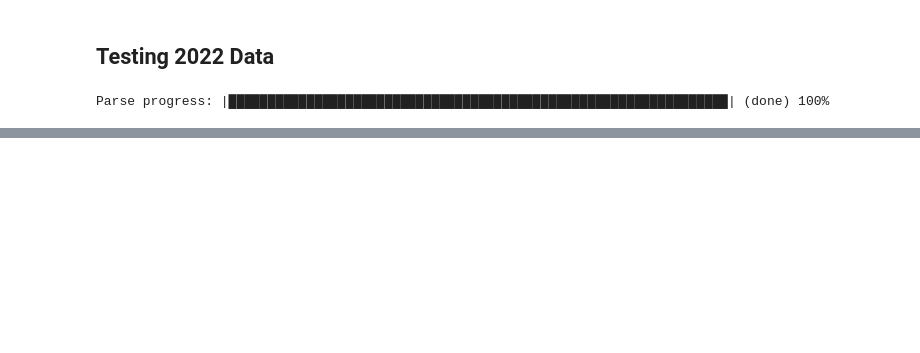
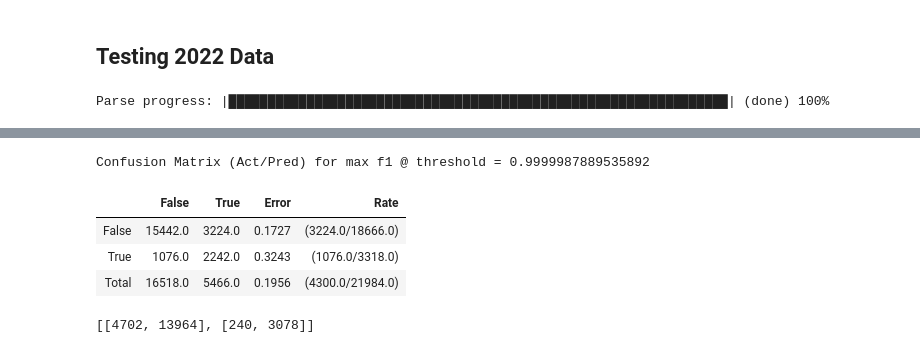
Before and after one commit to davinun99/tesis-model, a Jupyter notebook: Training/TrainingBalanced.ipynb, the cells around one changed output, grey strips where cells are left out. Saved outputs shown, nothing was run; the diff lists cells and outputs as text; code cells hidden in the pictures; blank space fills up the shorter version.

```diff
--- a/Training/TrainingBalanced.ipynb
+++ b/Training/TrainingBalanced.ipynb
@@ -131,0 +156,13 @@ StackedEnsemble_BestOfFamily_1_AutoML_8_20230801_04034 0.554249547920434
+# %%
+best_model = h2o.get_model('DeepLearning_grid_1_AutoML_2_20230803_00151_model_3')
+best_model.model_performance(test_2022).confusion_matrix()
+# %% [output]
+Confusion Matrix (Act/Pred) for max f1 @ threshold = 0.9999987889535892
+|  | False | True | Error | Rate |
+| False | 15442.0 | 3224.0 | 0.1727 | (3224.0/18666.0) |
+| True | 1076.0 | 2242.0 | 0.3243 | (1076.0/3318.0) |
+| Total | 16518.0 | 5466.0 | 0.1956 | (4300.0/21984.0) |
+# %%
+best_model.model_performance(test_2022).confusion_matrix().to_list()
+# %% [output]
+[[4702, 13964], [240, 3078]]
```
Also changed, not shown: parts of 6 cells of this notebook, 2 other files.
